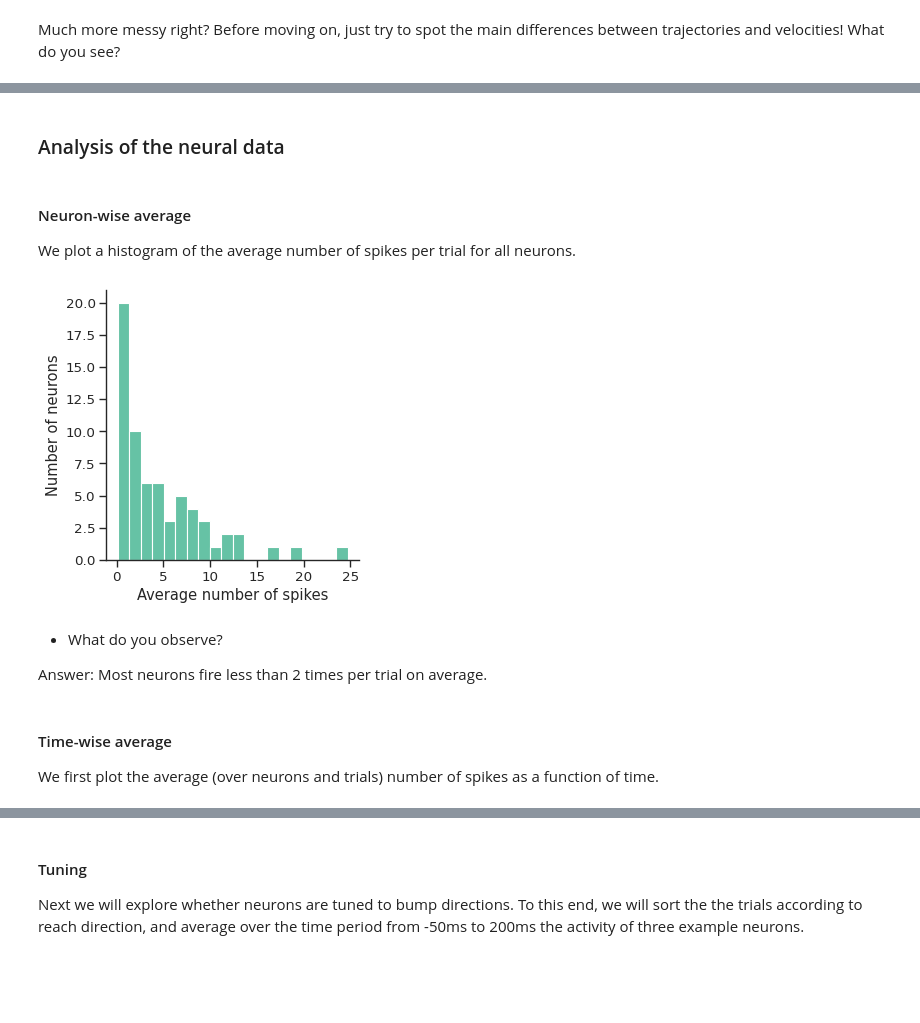
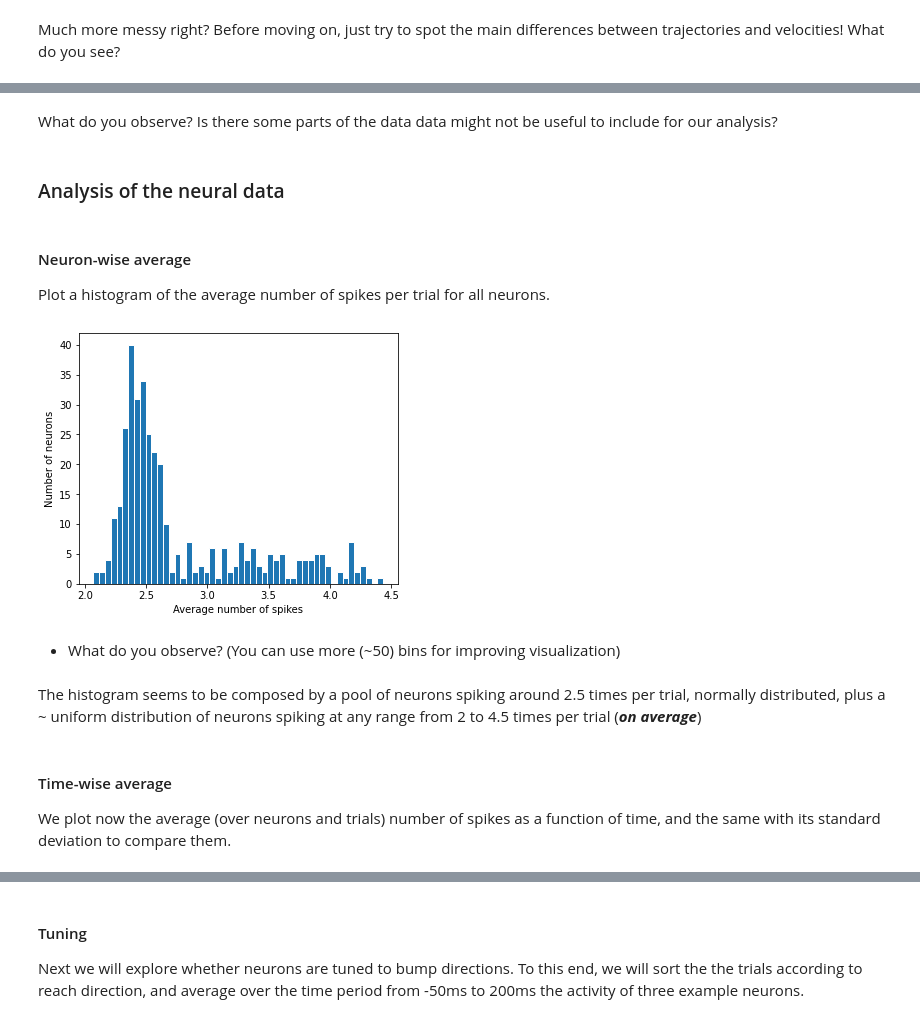
Before and after one commit to leonardo-agueci/adv-dim-red-QBWschool-2024, a Jupyter notebook: Solutions_Dimensionality_Reduction_for_Neural_Data.ipynb, the cells around one changed output, grey strips where cells are left out. Drawn from its saved outputs; the diff is of its cells as text; code cells hidden in the pictures; blank space fills up the shorter version.

Commit message:
Completed until Time-wise average.

```diff
--- a/Solutions_Dimensionality_Reduction_for_Neural_Data.ipynb
+++ b/Solutions_Dimensionality_Reduction_for_Neural_Data.ipynb
@@ -1454,6 +1582,8 @@ ax.set_title('Average hand velocity')
+# %% [markdown]
+What do you observe? Is there some parts of the data data might not be useful to include for our analysis?
 # %% [markdown]
 ### Analysis of the neural data
 # %% [markdown]
 #### Neuron-wise average
 
-We plot a histogram of the average number of spikes per trial for all neurons.
+Plot a histogram of the average number of spikes per trial for all neurons.
@@ -1460,17 +1592,21 @@ We plot a histogram of the average number of spikes per trial for all neurons.
 # %%
-fig = plt.figure(figsize=(4,4), constrained_layout=True)
+# Solution
+
+fig = plt.figure(figsize=(5,4), constrained_layout=True)
 ax = fig.add_subplot()
 
-ax.hist(neural_data.sum(axis=1).mean(axis=0), bins=20)
+ax.hist(neural_data.sum(axis=1).mean(axis=0), bins=50, edgecolor='w')
 
-ax.set_xlabel('Average number of spikes'), ax.set_ylabel('Number of neurons')
+ax.set_xlabel('Average number of spikes')
+ax.set_ylabel('Number of neurons')
+plt.show()
 # %% [output]
-[figure, old version]
+[figure, new version]
-# %% [markdown]
-*  What do you observe?
-
-Answer: Most neurons fire less than 2 times per trial on average.
+# %% [markdown]
+*  What do you observe? (You can use more (~50) bins for improving visualization)
+# %% [markdown]
+The histogram seems to be composed by a pool of neurons spiking around 2.5 times per trial, normally distributed, plus a ~ uniform distribution of neurons spiking at any range from 2 to 4.5 times per trial (___on average___)
 # %% [markdown]
 #### Time-wise average
 
-We first plot the average (over neurons and trials) number of spikes as a function of time.
+We plot now the average (over neurons and trials) number of spikes as a function of time, and the same with its standard deviation to compare them.
```
Also changed, not shown: parts of 15 cells of this notebook.
